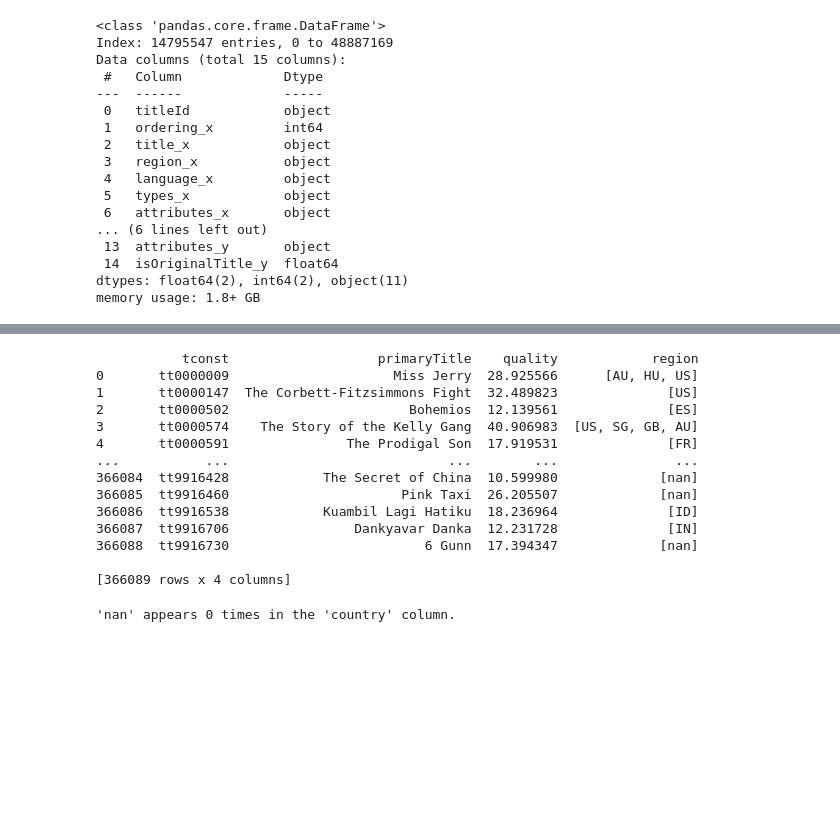
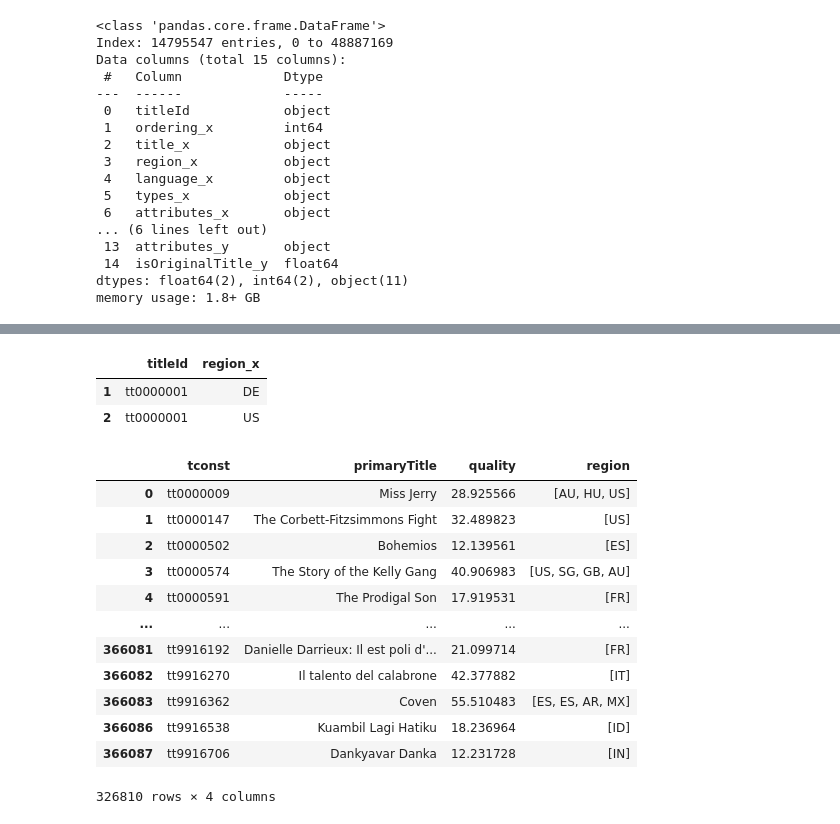
Before and after one commit to marsocha/NYPD_Marcin_Socha, a Jupyter notebook: 25_08.ipynb, the cells around one changed output, grey strips where cells are left out. Drawn from its saved outputs; the diff is of its cells as text; code cells hidden in the pictures; blank space fills up the shorter version.

```diff
--- a/25_08.ipynb
+++ b/25_08.ipynb
@@ -165,3 +194,9 @@ memory usage: 89.6+ MB
+# %%
+tmp4[tmp4['titleId'] == 'tt0000001']
+# %% [output]
+|  | titleId | region_x |
+| 1 | tt0000001 | DE |
+| 2 | tt0000001 | US |
 # %%
 df4 = df3.merge(tmp4, left_on='tconst', right_on='titleId', how='left')
 df4 = df4.rename(columns={'region_x': 'region'})
@@ -169,28 +204,23 @@ df4 = df4.sort_values('quality', ascending=False)
 # %%
 # Group by 'title' and 'quality', and aggregate 'region' into a list
 grouped_df = df4.groupby(['tconst', 'primaryTitle', 'quality'])['region'].agg(list).reset_index()
 
 # Print the resulting DataFrame
+#grouped_df['categorized_region'] = grouped_df['region'].apply(categorize_region)
+grouped_df = grouped_df[grouped_df['region'].apply(lambda x: not any(isinstance(i, float) and np.isnan(i) for i in x))]
 
-print(grouped_df)
+grouped_df
 # %% [output]
+|  | tconst | primaryTitle | quality | region |
+| 0 | tt0000009 | Miss Jerry | 28.925566 | [AU, HU, US] |
+| 1 | tt0000147 | The Corbett-Fitzsimmons Fight | 32.489823 | [US] |
+| 2 | tt0000502 | Bohemios | 12.139561 | [ES] |
+| 3 | tt0000574 | The Story of the Kelly Gang | 40.906983 | [US, SG, GB, AU] |
+| 4 | tt0000591 | The Prodigal Son | 17.919531 | [FR] |
+| ... | ... | ... | ... | ... |
+| 366081 | tt9916192 | Danielle Darrieux: Il est poli d'... | 21.099714 | [FR] |
+| 366082 | tt9916270 | Il talento del calabrone | 42.377882 | [IT] |
+| 366083 | tt9916362 | Coven | 55.510483 | [ES, ES, AR, MX] |
+| 366086 | tt9916538 | Kuambil Lagi Hatiku | 18.236964 | [ID] |
+| 366087 | tt9916706 | Dankyavar Danka | 12.231728 | [IN] |
-           tconst                   primaryTitle    quality            region
-0       tt0000009                     Miss Jerry  28.925566      [AU, HU, US]
-1       tt0000147  The Corbett-Fitzsimmons Fight  32.489823              [US]
-2       tt0000502                       Bohemios  12.139561              [ES]
-3       tt0000574    The Story of the Kelly Gang  40.906983  [US, SG, GB, AU]
-4       tt0000591               The Prodigal Son  17.919531              [FR]
-...           ...                            ...        ...               ...
-366084  tt9916428            The Secret of China  10.599980             [nan]
-366085  tt9916460                      Pink Taxi  26.205507             [nan]
-366086  tt9916538            Kuambil Lagi Hatiku  18.236964              [ID]
-366087  tt9916706                Dankyavar Danka  12.231728              [IN]
-366088  tt9916730                         6 Gunn  17.394347             [nan]
-
-[366089 rows x 4 columns]
+326810 rows × 4 columns
-# %%
-uk_count = grouped_df['region'].apply(lambda x: x.count('')).sum()
-
-print(f"'nan' appears {uk_count} times in the 'country' column.")
-# %% [output]
-'nan' appears 0 times in the 'country' column.
```
Also changed, not shown: parts of 9 cells of this notebook.
